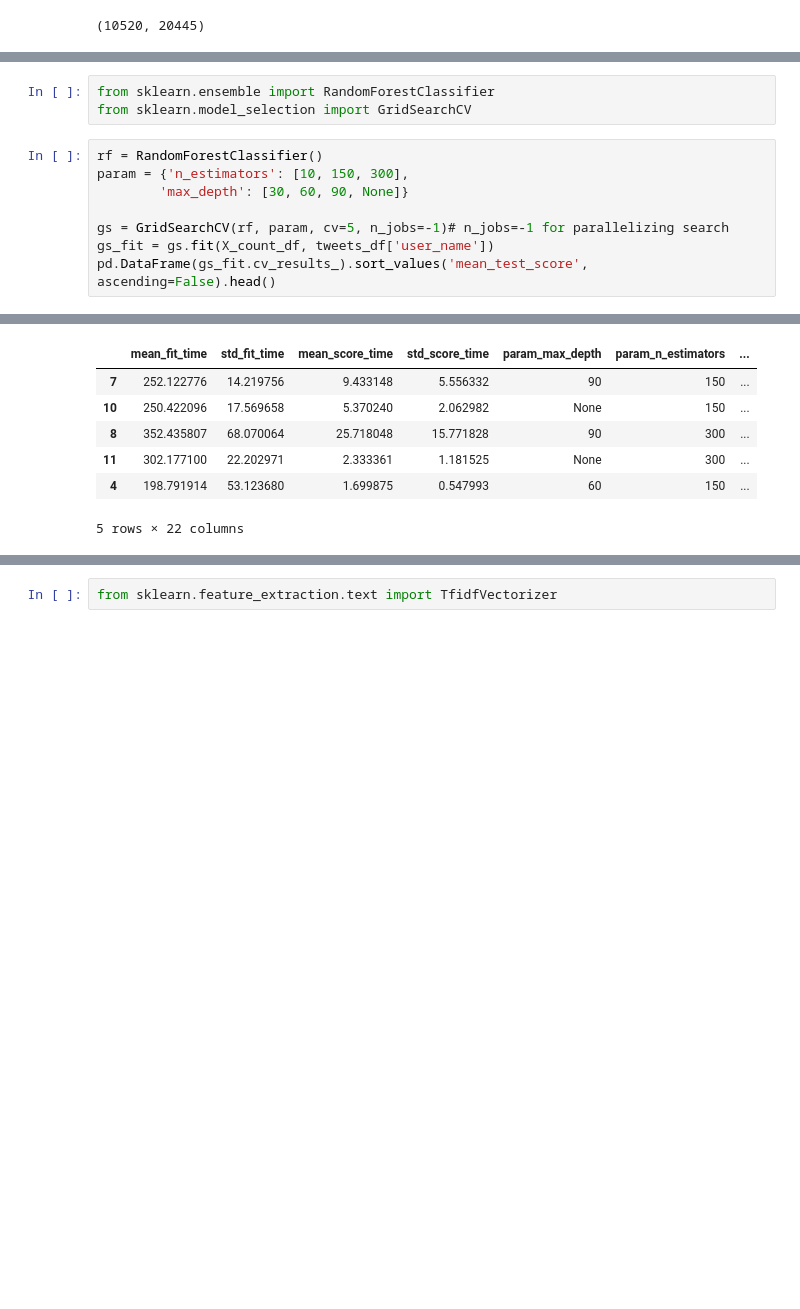
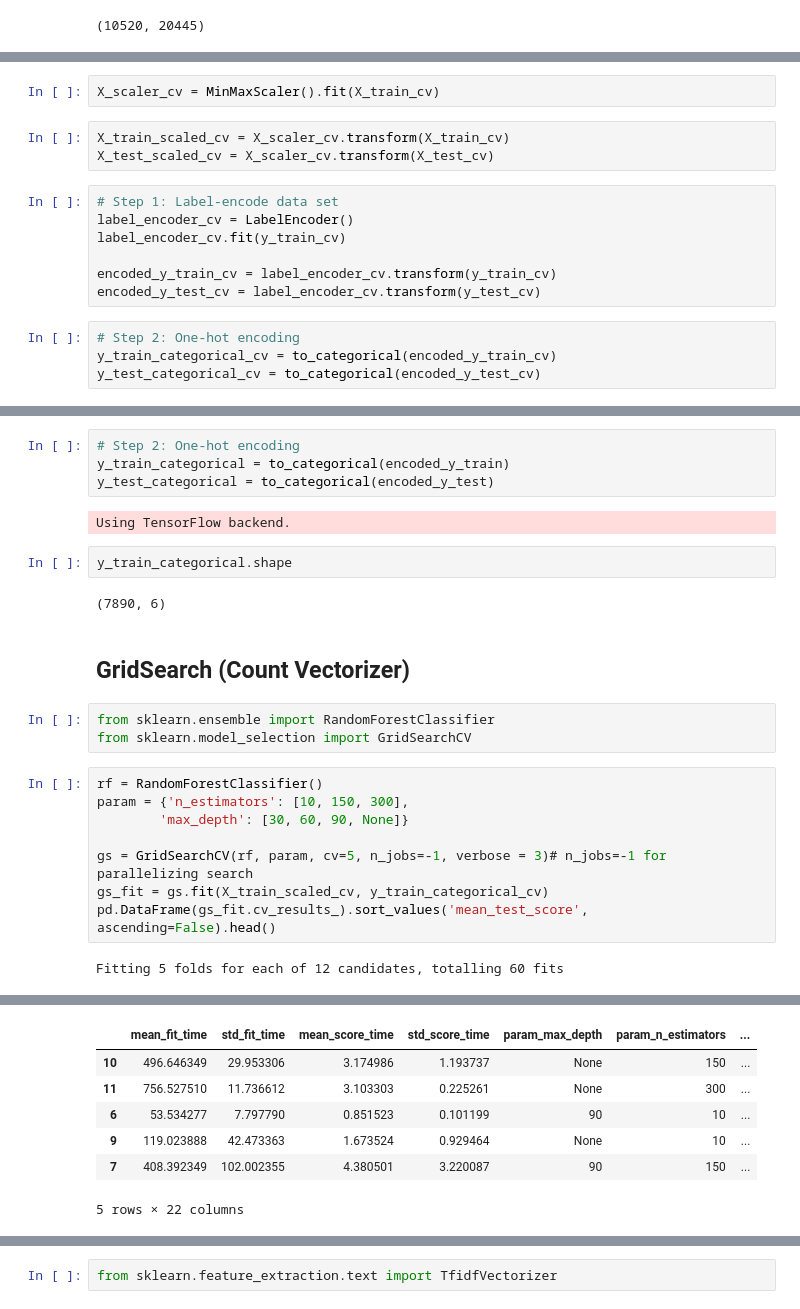
Before and after one commit to elanderos318/Tweetocracy, a Jupyter notebook: jupyter_notebook_code/Random Forest Classifier.ipynb, the cells around one changed output, grey strips where cells are left out. Cells and saved outputs as stored; diff of their text form; blank space fills up the shorter version.

Commit message:
Added min-max scaler and 'in-depth-parameter tuning' to Random Forest for count vectorizer

```diff
--- a/jupyter_notebook_code/Random Forest Classifier.ipynb
+++ b/jupyter_notebook_code/Random Forest Classifier.ipynb
@@ -117,0 +160,16 @@ X_count_df.shape
+# %%
+X_scaler_cv = MinMaxScaler().fit(X_train_cv)
+# %%
+X_train_scaled_cv = X_scaler_cv.transform(X_train_cv)
+X_test_scaled_cv = X_scaler_cv.transform(X_test_cv)
+# %%
+# Step 1: Label-encode data set
+label_encoder_cv = LabelEncoder()
+label_encoder_cv.fit(y_train_cv)
+
+encoded_y_train_cv = label_encoder_cv.transform(y_train_cv)
+encoded_y_test_cv = label_encoder_cv.transform(y_test_cv)
+# %%
+# Step 2: One-hot encoding
+y_train_categorical_cv = to_categorical(encoded_y_train_cv)
+y_test_categorical_cv = to_categorical(encoded_y_test_cv)
@@ -118,3 +196,15 @@ X_count_df.shape
+# %%
+# Step 2: One-hot encoding
+y_train_categorical = to_categorical(encoded_y_train)
+y_test_categorical = to_categorical(encoded_y_test)
+# %% [output]
+Using TensorFlow backend.
+# %%
+y_train_categorical.shape
+# %% [output]
+(7890, 6)
+# %% [markdown]
+## GridSearch (Count Vectorizer)
 # %%
 from sklearn.ensemble import RandomForestClassifier
 from sklearn.model_selection import GridSearchCV
@@ -123,7 +213,8 @@ rf = RandomForestClassifier()
 param = {'n_estimators': [10, 150, 300],
         'max_depth': [30, 60, 90, None]}
 
-gs = GridSearchCV(rf, param, cv=5, n_jobs=-1)# n_jobs=-1 for parallelizing search
-gs_fit = gs.fit(X_count_df, tweets_df['user_name'])
+gs = GridSearchCV(rf, param, cv=5, n_jobs=-1, verbose = 3)# n_jobs=-1 for parallelizing search
+gs_fit = gs.fit(X_train_scaled_cv, y_train_categorical_cv)
 pd.DataFrame(gs_fit.cv_results_).sort_values('mean_test_score', ascending=False).head()
 # %% [output]
+Fitting 5 folds for each of 12 candidates, totalling 60 fits
@@ -130,7 +224,7 @@ pd.DataFrame(gs_fit.cv_results_).sort_values('mean_test_score', ascending=False)
 |  | mean_fit_time | std_fit_time | mean_score_time | std_score_time | param_max_depth | param_n_estimators | ... |
-| 7 | 252.122776 | 14.219756 | 9.433148 | 5.556332 | 90 | 150 | ... |
-| 10 | 250.422096 | 17.569658 | 5.370240 | 2.062982 | None | 150 | ... |
-| 8 | 352.435807 | 68.070064 | 25.718048 | 15.771828 | 90 | 300 | ... |
-| 11 | 302.177100 | 22.202971 | 2.333361 | 1.181525 | None | 300 | ... |
-| 4 | 198.791914 | 53.123680 | 1.699875 | 0.547993 | 60 | 150 | ... |
+| 10 | 496.646349 | 29.953306 | 3.174986 | 1.193737 | None | 150 | ... |
+| 11 | 756.527510 | 11.736612 | 3.103303 | 0.225261 | None | 300 | ... |
+| 6 | 53.534277 | 7.797790 | 0.851523 | 0.101199 | 90 | 10 | ... |
+| 9 | 119.023888 | 42.473363 | 1.673524 | 0.929464 | None | 10 | ... |
+| 7 | 408.392349 | 102.002355 | 4.380501 | 3.220087 | 90 | 150 | ... |
-5 rows × 22 columns
+5 rows × 22 columns
```
Also changed, not shown: parts of 59 cells of this notebook, 1 other file.
